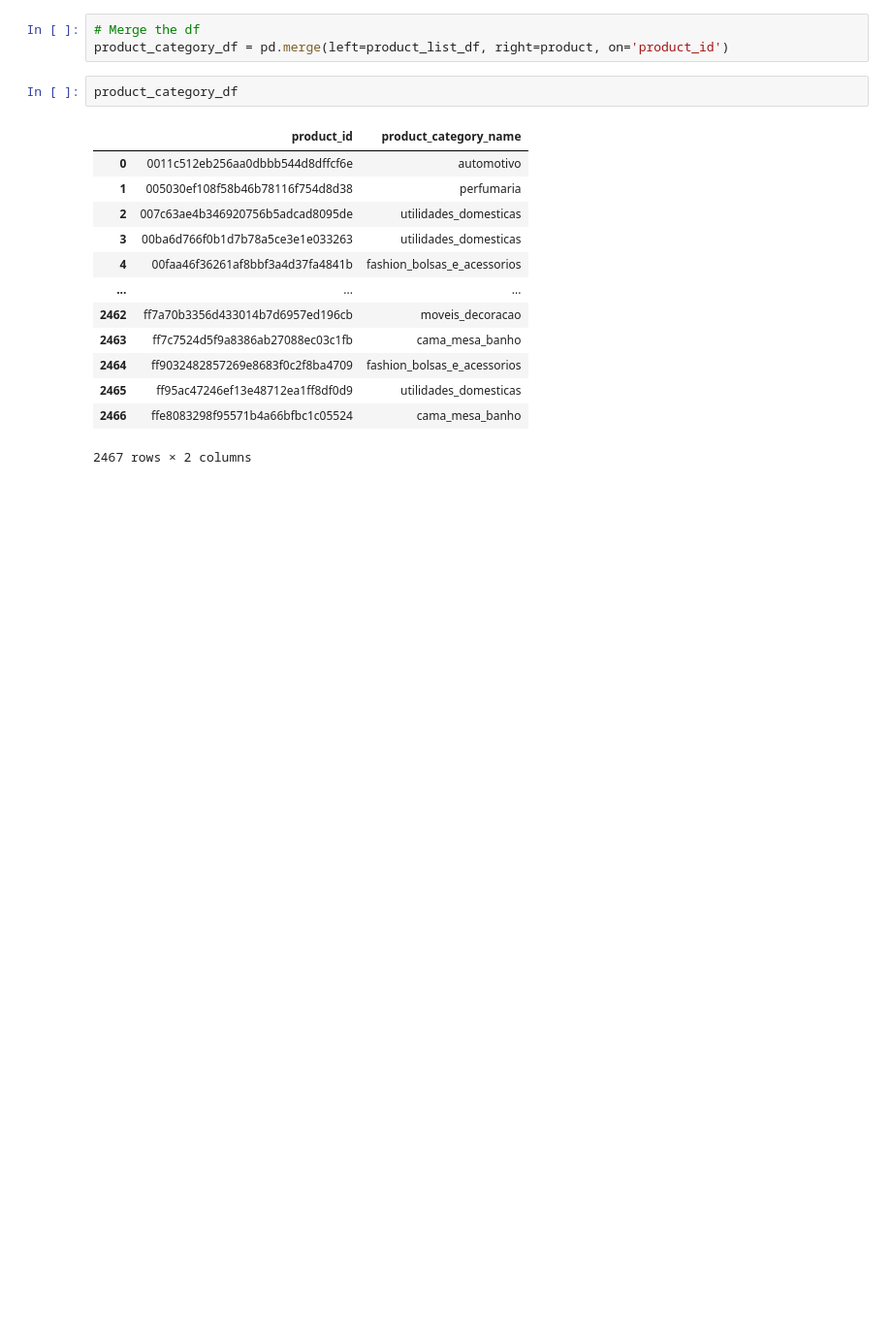
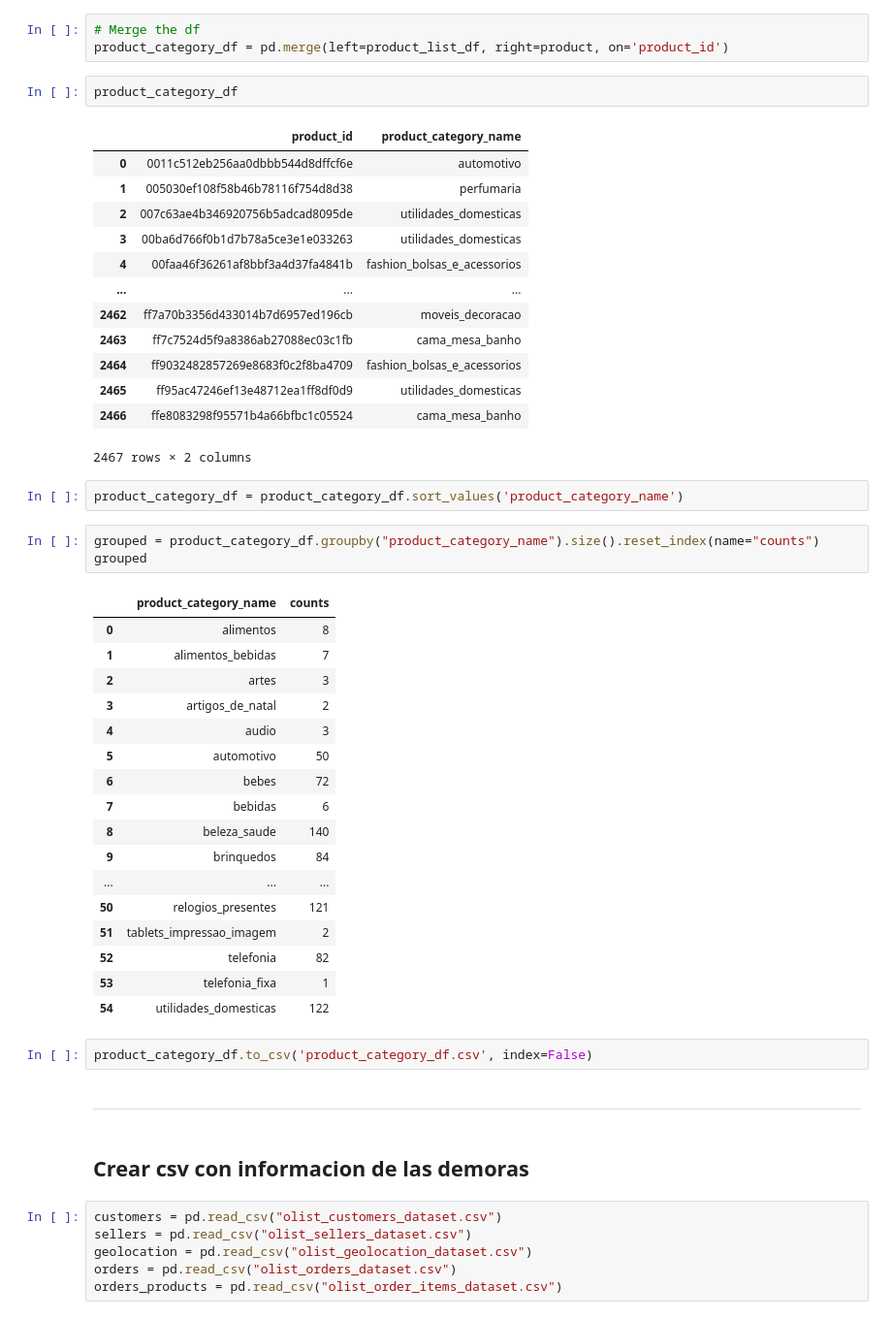
Before and after one commit to mecadme/ML_Product_Recomendation_System, a Jupyter notebook: test.ipynb, the cells around one changed output. Shown at 97% size. Cells and saved outputs as stored; diff of their text form; blank space fills up the shorter version.

```diff
--- a/test.ipynb
+++ b/test.ipynb
@@ -45,3 +45,38 @@ product_category_df
 | 2465 | ff95ac47246ef13e48712ea1ff8df0d9 | utilidades_domesticas |
 | 2466 | ffe8083298f95571b4a66bfbc1c05524 | cama_mesa_banho |
 2467 rows × 2 columns
+# %%
+product_category_df = product_category_df.sort_values('product_category_name')
+# %%
+grouped = product_category_df.groupby("product_category_name").size().reset_index(name="counts")
+grouped
+# %% [output]
+|  | product_category_name | counts |
+| 0 | alimentos | 8 |
+| 1 | alimentos_bebidas | 7 |
+| 2 | artes | 3 |
+| 3 | artigos_de_natal | 2 |
+| 4 | audio | 3 |
+| 5 | automotivo | 50 |
+| 6 | bebes | 72 |
+| 7 | bebidas | 6 |
+| 8 | beleza_saude | 140 |
+| 9 | brinquedos | 84 |
+| ... | ... | ... |
+| 50 | relogios_presentes | 121 |
+| 51 | tablets_impressao_imagem | 2 |
+| 52 | telefonia | 82 |
+| 53 | telefonia_fixa | 1 |
+| 54 | utilidades_domesticas | 122 |
+# %%
+product_category_df.to_csv('product_category_df.csv', index=False)
+# %% [markdown]
+-------------
+# %% [markdown]
+## Crear csv con informacion de las demoras
+# %%
+customers = pd.read_csv("olist_customers_dataset.csv")
+sellers = pd.read_csv("olist_sellers_dataset.csv")
+geolocation = pd.read_csv("olist_geolocation_dataset.csv")
+orders = pd.read_csv("olist_orders_dataset.csv")
+orders_products = pd.read_csv("olist_order_items_dataset.csv")
```
Also changed, not shown: parts of 37 cells of this notebook, 19 other files.
